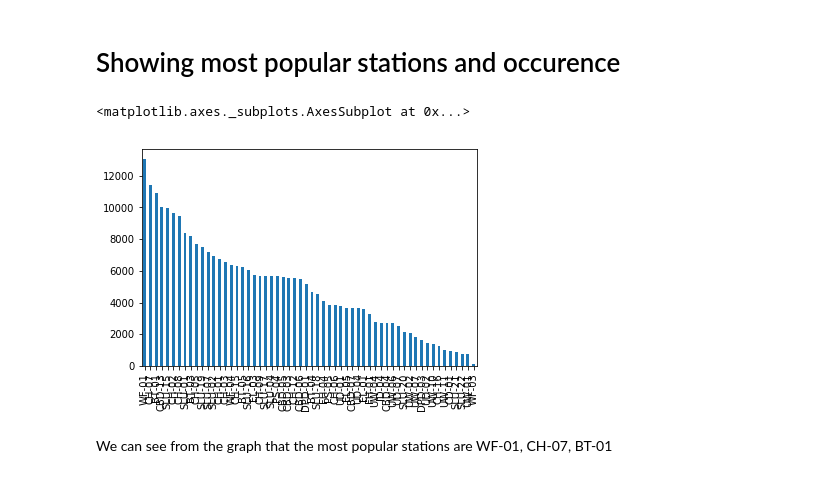
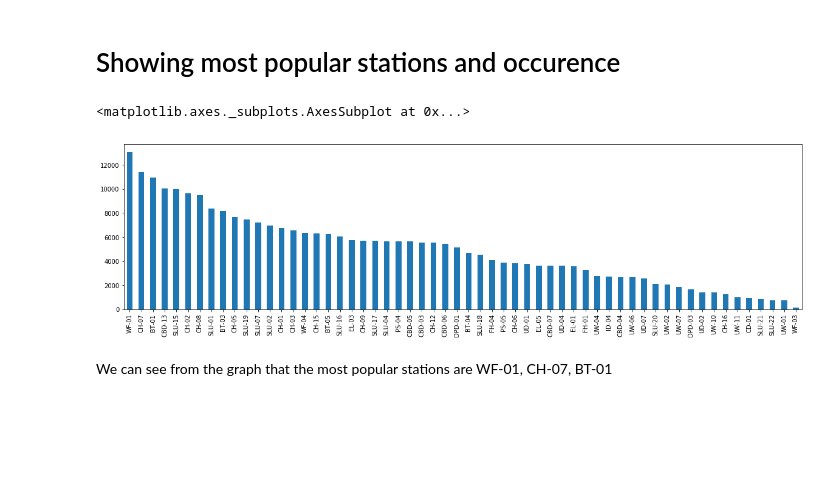
Before and after one commit to JeroenBoshuis/DataScience_Casus, a Jupyter notebook: data clustering populaire huurlocaties.ipynb, the cells around one changed output. Cells and saved outputs as stored; diff of their text form; code cells hidden in the pictures; blank space fills up the shorter version.

Commit message:
Changes made
Changed order of KMeans
Changed width graphs

```diff
--- a/data clustering populaire huurlocaties.ipynb
+++ b/data clustering populaire huurlocaties.ipynb
@@ -91,10 +91,10 @@ combinedData
 # %%
 #Plot most popular stations
 CountStatus = pd.value_counts(combinedData['station_id'].values, sort=True)
-CountStatus.plot.bar()
+CountStatus.plot.bar(figsize=(20, 5))
 # %% [output]
 <matplotlib.axes._subplots.AxesSubplot at 0x...>
-[figure, old version]
+[figure, new version]
 # %% [markdown]
 We can see from the graph that the most popular stations are WF-01, CH-07, BT-01
 # %%
```
Also changed, not shown: parts of 1 cell of this notebook.
